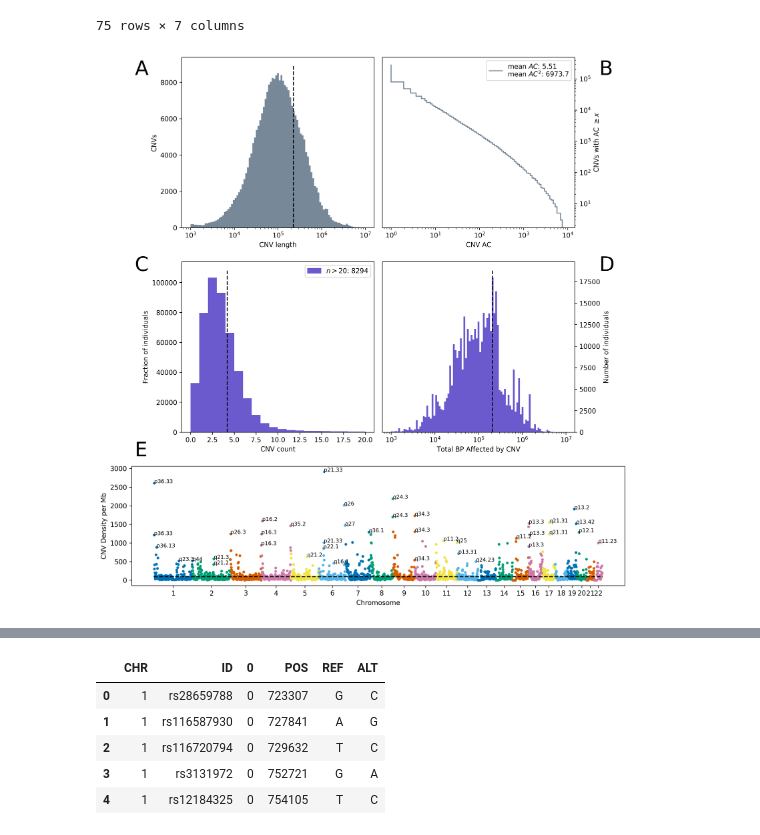
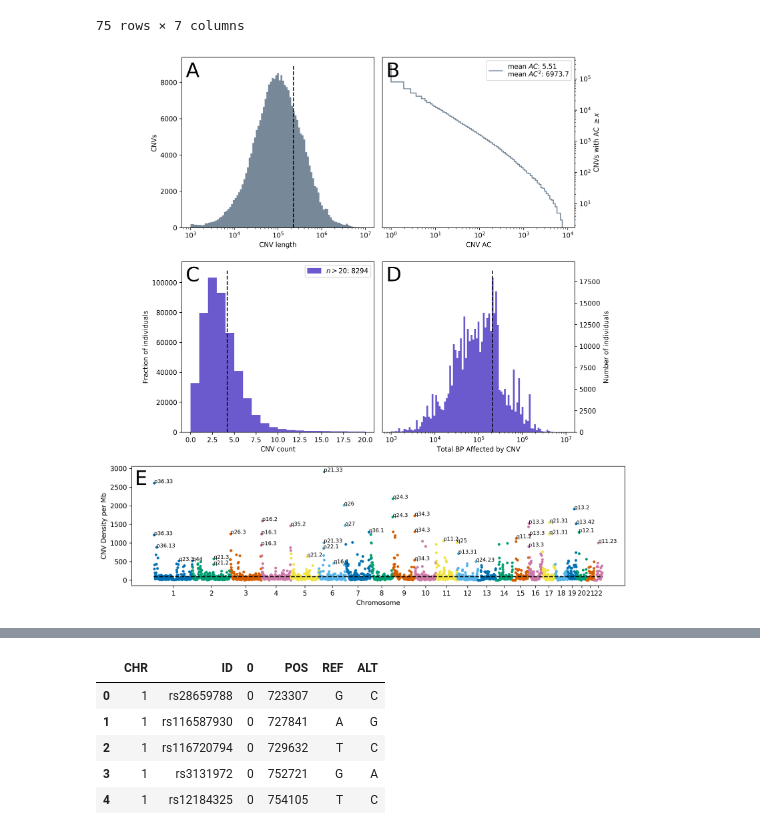
Before and after one commit to priestlab/cnv-ukb, a Jupyter notebook: figures/Figure1-Population_CNV_Burden.ipynb, the cells around one changed output, grey strips where cells are left out. Saved outputs shown, nothing was run; the diff lists cells and outputs as text; code cells hidden in the pictures.

```diff
--- a/figures/Figure1-Population_CNV_Burden.ipynb
+++ b/figures/Figure1-Population_CNV_Burden.ipynb
@@ -182,39 +182,39 @@ for c in range(1,23):
         while (bin_ix * binsize) >= int(bands.loc[band_ix,'bp2']) + binsize/2:
             band_ix += 1
         bin_to_band.append(bands.loc[band_ix, 'band'])
         bin_ix += 1
     band_ix += 1
     counts_by_chr.append(bin_ix)
 
 
 chr_ixs = np.cumsum([0]+counts_by_chr)
 # plot the points
 for c in range(22):
     plt.plot(list(range(chr_ixs[c], chr_ixs[c+1])), counts_by_bin[chr_ixs[c]:chr_ixs[c+1]], '.')
 plt.plot([0, chr_ixs[-1]],[cnv_data.shape[0]/chr_ixs[-1], cnv_data.shape[0]/chr_ixs[-1]], 'k--')
 
 plt.xticks([chr_ixs[c] + (chr_ixs[c+1]-chr_ixs[c])/2 for c in range(len(counts_by_chr))],
            [str(c+1) for c in range(len(counts_by_chr))])
 plt.xlabel('Chromosome'), plt.ylabel('CNV Density per Mb')
 
 # add labels
 for n in range(len(bin_to_band)):
     if counts_by_bin[n] > 400 and (all([abs(counts_by_bin[n] - counts_by_bin[i]) > 150
                                             for i in range(max(n-59,0),min(len(bin_to_band), n+60)) if n != i])
                                    or all([counts_by_bin[n] >= counts_by_bin[i]
                                             for i in range(max(0,n-59),min(len(bin_to_band), n+60))])):
         plt.annotate(bin_to_band[n], [n, counts_by_bin[n]], fontsize=8)
 
 # figure labels
-fig.text(0.13, 0.855, 'A', fontsize='30')
-fig.text(0.86, 0.855, 'B', fontsize='30')
-fig.text(0.13, 0.575, 'C', fontsize='30')
-fig.text(0.86, 0.575, 'D', fontsize='30')
-fig.text(0.13, 0.31, 'E', fontsize='30')
+fig.text(0.21, 0.852, 'A', fontsize='30')
+fig.text(0.525, 0.852, 'B', fontsize='30')
+fig.text(0.21, 0.56, 'C', fontsize='30')
+fig.text(0.525, 0.56, 'D', fontsize='30')
+fig.text(0.13, 0.269, 'E', fontsize='30')
 plt.savefig('Figure1.pdf')
 plt.show()
 # %% [output]
-[figure, old version]
+[figure, new version]
 # %%
 # Supplement: CNV length stratified by deletion (above), or insertion (below)
 fig = plt.figure(figsize=(12,8), dpi=600)
```
Also changed, not shown: parts of 15 cells of this notebook, 5 other files.
